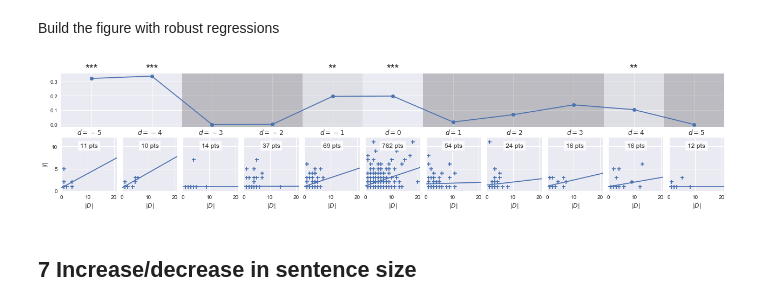
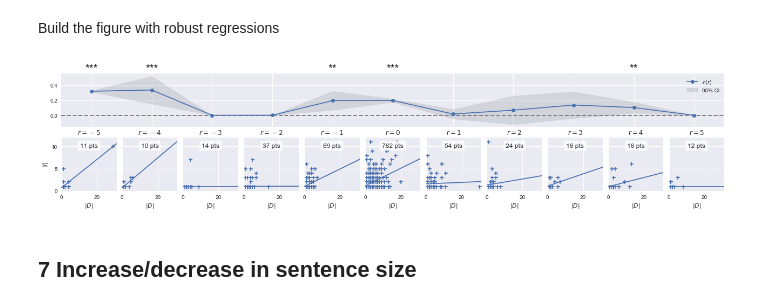
Before and after one commit to interpretation-experiment/analysis, a Jupyter notebook: notebooks/exp_3/model_exploration.ipynb, the cells around one changed output. Saved outputs shown, nothing was run; the diff lists cells and outputs as text; code cells hidden in the pictures.

Commit message:
fix/model: adjustments to insdel correlation plot

```diff
--- a/notebooks/exp_3/model_exploration.ipynb
+++ b/notebooks/exp_3/model_exploration.ipynb
@@ -745,65 +745,75 @@ fig, axes = plt.subplots(2, len(distances), figsize=(ax_size * len(distances), a
 for ax in axes[0, :]:
     ax.axis('off')
 
-xlim_regs = np.array([data_corresp[data_corresp.distance == 0].del_size.min() - 1,
-                      data_corresp[data_corresp.distance == 0].del_size.max() + 1])
-ylim_regs = np.array([data_corresp[data_corresp.distance == 0].ins_size.min() - 1,
-                      data_corresp[data_corresp.distance == 0].ins_size.max() + 1])
+xlim_regs = np.array([data_corresp.del_size.min() - 1,
+                      data_corresp.del_size.max() + 1])
+ylim_regs = np.array([data_corresp.ins_size.min() - 1,
+                      data_corresp.ins_size.max() + 1])
 axes[1, 0].set_xlim(xlim_regs)
 axes[1, 0].set_ylim(ylim_regs)
 
 slopes = np.ones_like(distances) * np.nan
 pvalues = np.ones_like(distances) * np.nan
+ci_alphas = [.05]
+cis = np.ones((len(ci_alphas), len(distances), 2)) * np.nan
 
 for i, d in enumerate(distances):
     endog = data_corresp[data_corresp.distance == d].ins_size
     # Add a tiny noise to avoid https://github.com/statsmodels/statsmodels/issues/55
-    endog += 1e-7 * np.random.normal(size=endog.shape)
+    endog += 1e-10 * np.random.normal(size=endog.shape)
     exog = data_corresp[data_corresp.distance == d].del_size
     exog = sm.tools.add_constant(exog)
     res = RLM(endog, exog).fit()
     slopes[i] = res.params['del_size']
     pvalues[i] = res.pvalues['del_size']
+    for j, alpha in enumerate(ci_alphas):
+        cis[j, i, :] = res.conf_int(alpha=alpha).loc['del_size']
 
     axes[1, i].scatter(exog.del_size, endog, marker='+')
     axes[1, i].plot(xlim_regs, res.params['const'] + res.params['del_size'] * xlim_regs)
-    axes[1, i].set_title('$d = {}$'.format(int(d)))
+    axes[1, i].set_title('$r = {}$'.format(int(d)))
     axes[1, i].text(xlim_regs.mean(), ylim_regs[1] * .9, '{} pts'.format(len(endog)),
                     ha='center', va='top',
                     bbox=dict(facecolor='white', edgecolor='white', alpha=0.8))
     axes[1, i].set_xlabel('$|D|$')
     if i == 0:
         axes[1, i].set_ylabel('$|I|$')
 
 ax_synth = plt.subplot2grid((2, len(distances)), (0, 0), colspan=len(distances))
-ax_synth.plot(distances, slopes, 'o-')
-ax_synth.set_xlim(distances.min() - .5, distances.max() + .5)
+synth_xlim = (distances.min() - .5, distances.max() + .5)
+ax_synth.plot(synth_xlim, [0, 0], linestyle='dashed', lw=2, color='grey')
+ax_synth.plot(distances, slopes, 'o-', label='$c(r)$')
+for j, alpha in enumerate(ci_alphas):
+    ax_synth.fill_between(distances, cis[j, :, 0], cis[j, :, 1], color=sb.desaturate(blue, .2),
+                          alpha=.2, label='{:.0f}% CI'.format(100 * (1 - alpha)))
+ax_synth.set_xlim(synth_xlim)
+ax_synth.legend(loc='upper right')
 ylim = ax_synth.get_ylim()
 for d, p in zip(distances, pvalues):
     if np.isnan(p):
         continue
     if p < .001:
         alpha = 0
         t = '***'
     elif p < .01:
         alpha = .05
         t = '**'
     elif p < .05:
         alpha = .1
         t = '*'
     else:
         alpha = .2
         t = ''
-    ax_synth.bar(bottom=ylim[0], height=ylim[1] - ylim[0], left=d, width=1, alpha=alpha, color='black')
+    #ax_synth.bar(bottom=ylim[0], height=ylim[1] - ylim[0], left=d, width=1, alpha=alpha, color='black')
     ax_synth.text(d, ylim[1], t, va='bottom', ha='center', fontsize=20)
 ax_synth.set_ylim(ylim)
 ax_synth.locator_params(axis='x', min_n_ticks=10)
 ax_synth.set_xticklabels([])
 
 if SAVE_FIGURES:
     fig.savefig(FIG.format('insdel_distance_size'), dpi=300, bbox_inches='tight')
 # %% [output]
-[figure, old version]
+[figure, new version]
 # %% [markdown]
 ## 7 Increase/decrease in sentence size
 # %% [markdown]
```
Also changed, not shown: parts of 3 cells of this notebook, 1 other file.
